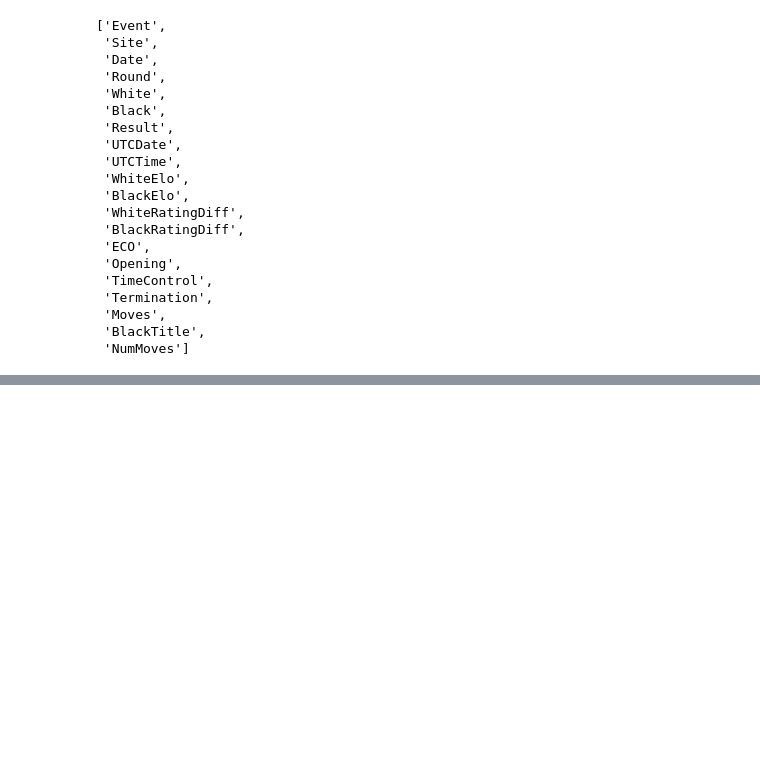
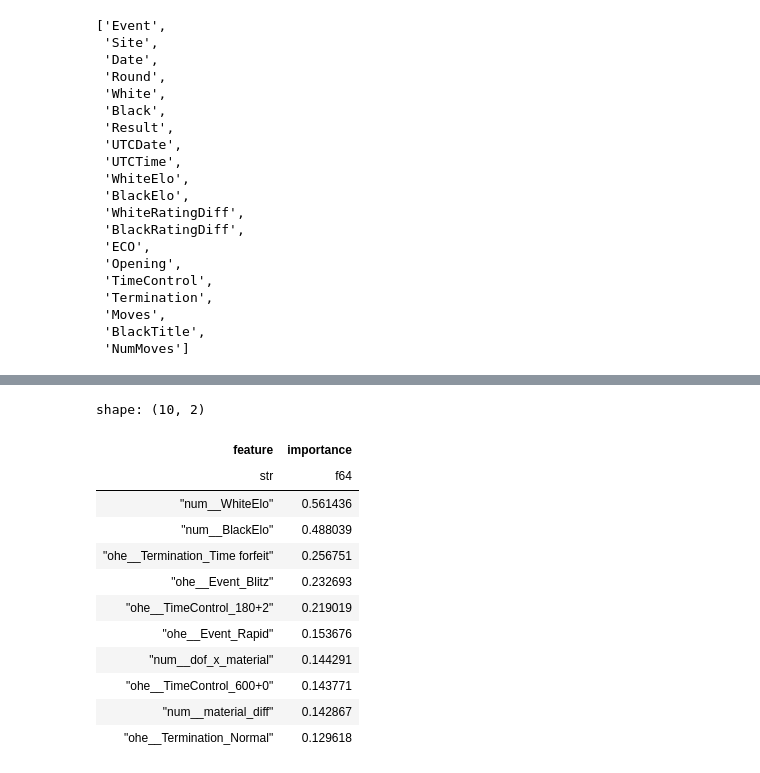
Before and after one commit to Gee1818/fastapi-production-template, a Jupyter notebook: src/app/playground/initial model.ipynb, the cells around one changed output, grey strips where cells are left out. Drawn from its saved outputs; the diff is of its cells as text; code cells hidden in the pictures; blank space fills up the shorter version.

```diff
--- a/src/app/playground/initial model.ipynb
+++ b/src/app/playground/initial model.ipynb
@@ -742,3 +889,19 @@ df_rf_importances.head(), df_log_importances.head()
+# %%
+df_log_importances.head(10)
+# %% [output]
+shape: (10, 2)
+| feature | importance |
+| str | f64 |
+| "num__WhiteElo" | 0.561436 |
+| "num__BlackElo" | 0.488039 |
+| "ohe__Termination_Time forfeit" | 0.256751 |
+| "ohe__Event_Blitz" | 0.232693 |
+| "ohe__TimeControl_180+2" | 0.219019 |
+| "ohe__Event_Rapid" | 0.153676 |
+| "num__dof_x_material" | 0.144291 |
+| "ohe__TimeControl_600+0" | 0.143771 |
+| "num__material_diff" | 0.142867 |
+| "ohe__Termination_Normal" | 0.129618 |
 # %%
 from sklearn.metrics import classification_report
 print(classification_report(y_test, y_pred_log, target_names=['Black Win', 'Draw', 'White Win']))
```
Also changed, not shown: parts of 18 cells of this notebook.
